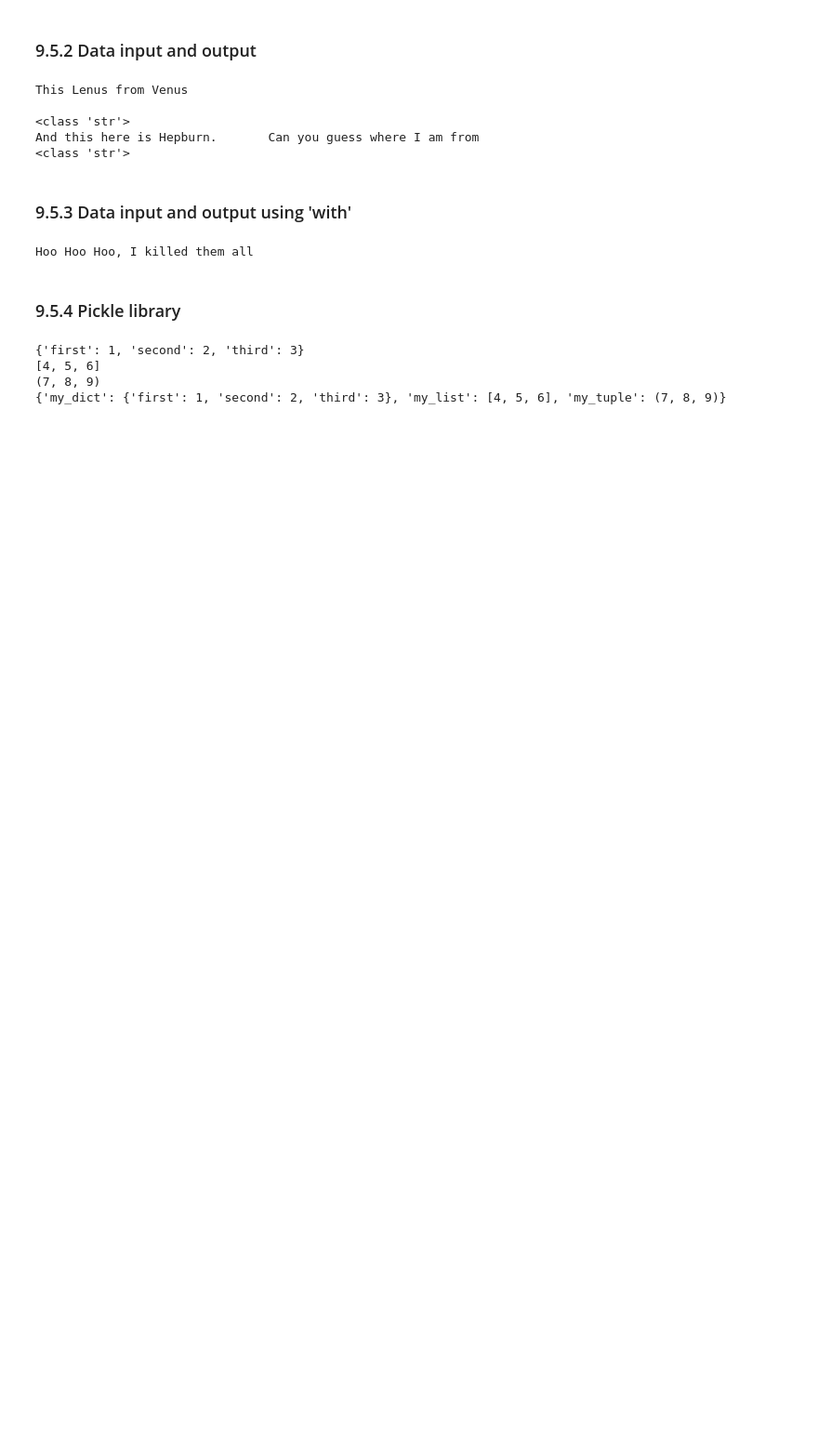
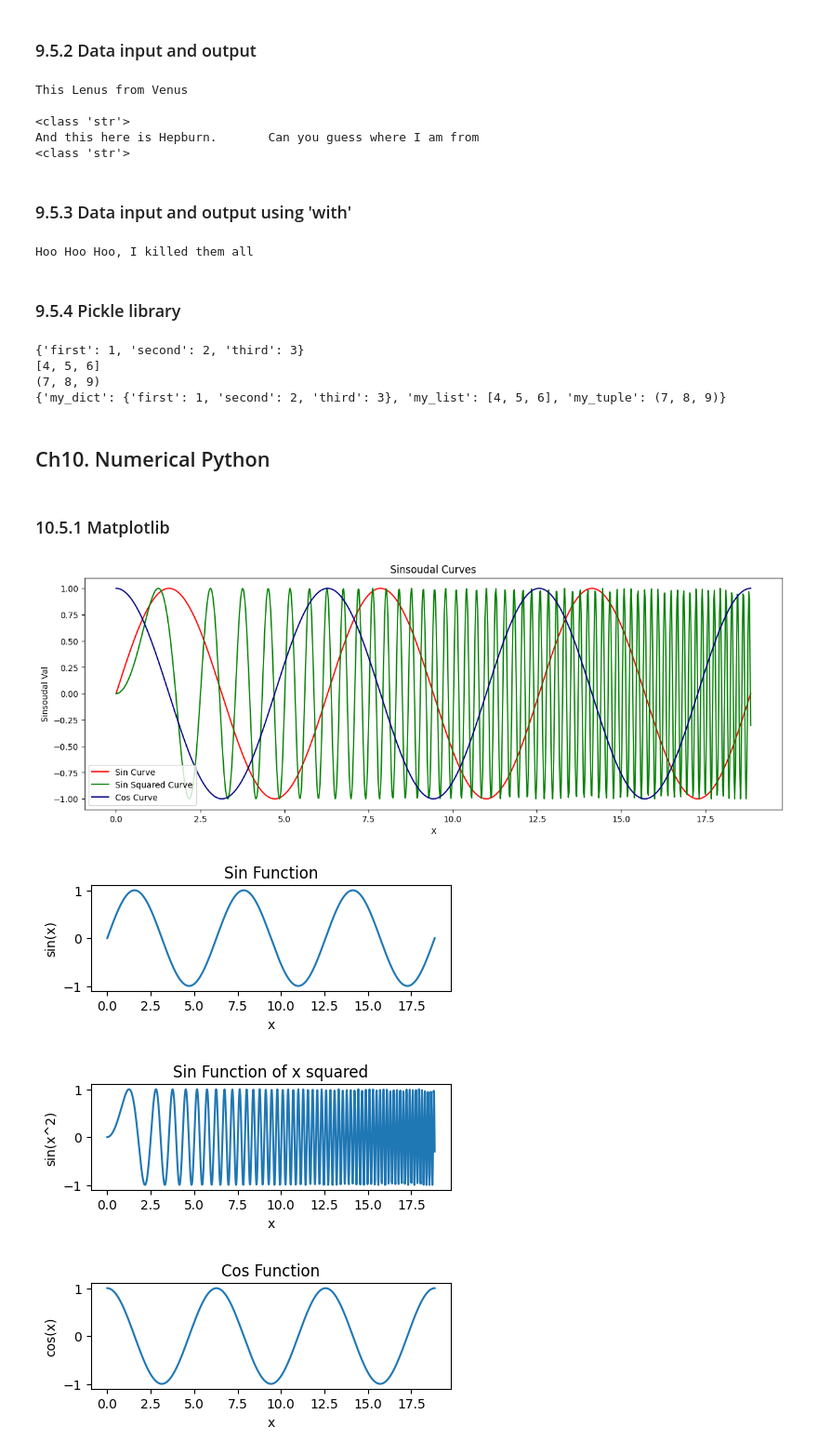
Before and after one commit to Yousef-Asal/Python-101, a Jupyter notebook: Practicals.ipynb, the cells around one changed output. Shown at 93% size. Saved outputs shown, nothing was run; the diff lists cells and outputs as text; code cells hidden in the pictures; blank space fills up the shorter version.

```diff
--- a/Practicals.ipynb
+++ b/Practicals.ipynb
@@ -627,3 +627,54 @@ print(data)
 [4, 5, 6]
 (7, 8, 9)
 {'my_dict': {'first': 1, 'second': 2, 'third': 3}, 'my_list': [4, 5, 6], 'my_tuple': (7, 8, 9)}
+# %% [markdown]
+## Ch10. Numerical Python
+# %% [markdown]
+### 10.5.1 Matplotlib
+# %%
+import numpy as np
+import matplotlib.pyplot as plt
+
+#Q1
+x_vals = np.linspace(0, 6*np.pi, 1000)
+sin_vals = np.sin(x_vals)
+sin_squared_vals = np.sin(x_vals**2)
+cos_vals = np.cos(x_vals)
+plt.figure(figsize=(15,5))
+plt.plot(x_vals,sin_vals,label='Sin Curve', color='r')
+plt.plot(x_vals,sin_squared_vals,label='Sin Squared Curve', color='g')
+plt.plot(x_vals,cos_vals,label='Cos Curve', color='navy')
+plt.title('Sinsoudal Curves')
+plt.xlabel('X')
+plt.ylabel('Sinsoudal Val')
+plt.legend()
+plt.show()
+
+#Q2
+plt.figure(figsize=(5,5))
+plt.subplot(3,1,1)
+plt.plot(x_vals,sin_vals)
+plt.title('Sin Function')
+plt.xlabel('x')
+plt.ylabel('sin(x)')
+
+plt.figure(figsize=(5,5))
+plt.subplot(3,1,2)
+plt.plot(x_vals,sin_squared_vals)
+plt.title('Sin Function of x squared')
+plt.xlabel('x')
+plt.ylabel('sin(x^2)')
+
+plt.figure(figsize=(5,5))
+plt.subplot(3,1,3)
+plt.plot(x_vals,cos_vals)
+plt.title('Cos Function')
+plt.xlabel('x')
+plt.ylabel('cos(x)')
+
+plt.show()
+# %% [output]
+[figure, added]
+[figure, added]
+[figure, added]
+[figure, added]
```
Also changed, not shown: parts of 18 cells of this notebook.
